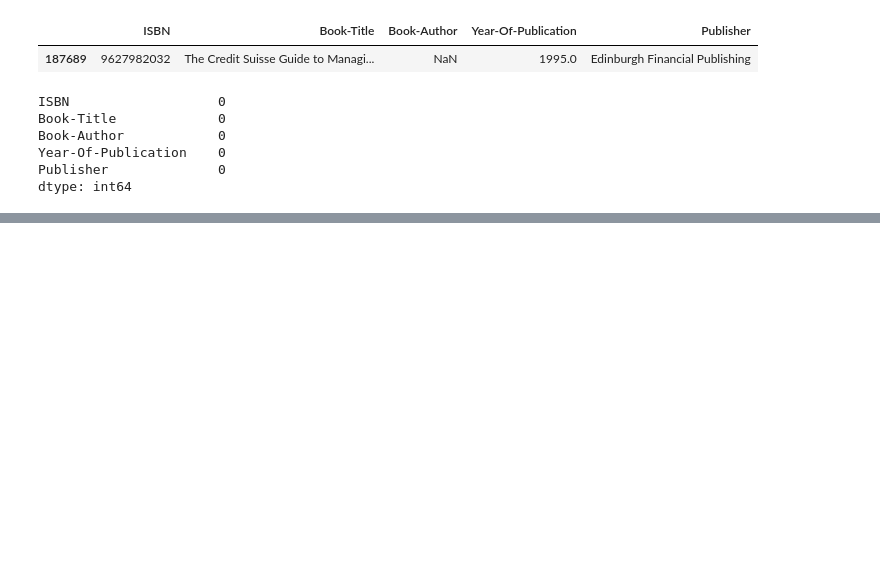
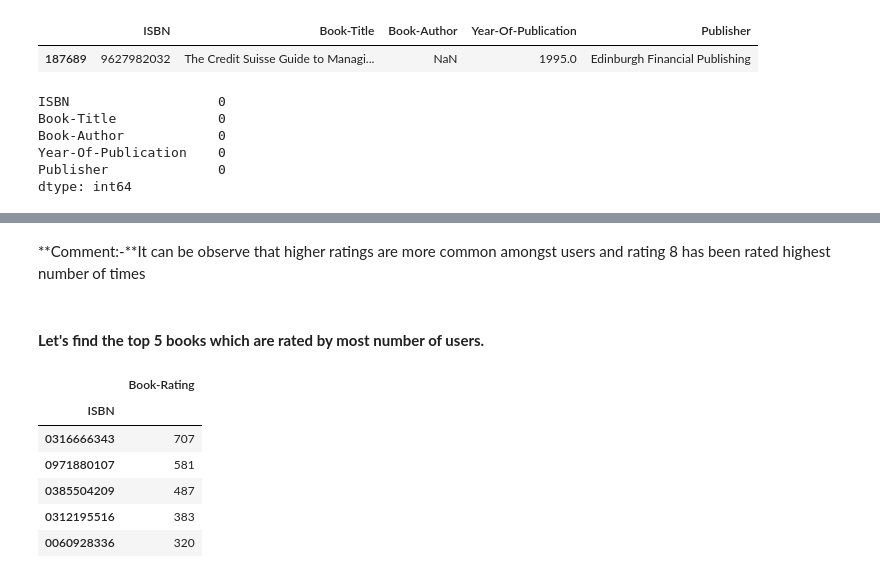
Before and after one commit to Aniket-Satpute/Book-Recommendation-System, a Jupyter notebook: Book_Recommendation_System_aniket.ipynb, the cells around one changed output, grey strips where cells are left out. Saved outputs shown, nothing was run; the diff lists cells and outputs as text; code cells hidden in the pictures; blank space fills up the shorter version.

```diff
--- a/Book_Recommendation_System_aniket.ipynb
+++ b/Book_Recommendation_System_aniket.ipynb
@@ -417,0 +465,15 @@ dtype: int64
+# %% [markdown]
+**Comment:-**It can be observe that higher ratings are more common amongst users and rating 8 has been rated highest number of times
+# %% [markdown]
+#### **Let's find the top 5 books which are rated by most number of users.**
+# %%
+rating_count = pd.DataFrame(ratings_explicit.groupby('ISBN')['Book-Rating'].count())
+rating_count.sort_values('Book-Rating', ascending=False).head()
+# %% [output]
+|  | Book-Rating |
+| ISBN |  |
+| 0316666343 | 707 |
+| 0971880107 | 581 |
+| 0385504209 | 487 |
+| 0312195516 | 383 |
+| 0060928336 | 320 |
```
Also changed, not shown: parts of 14 cells of this notebook.
